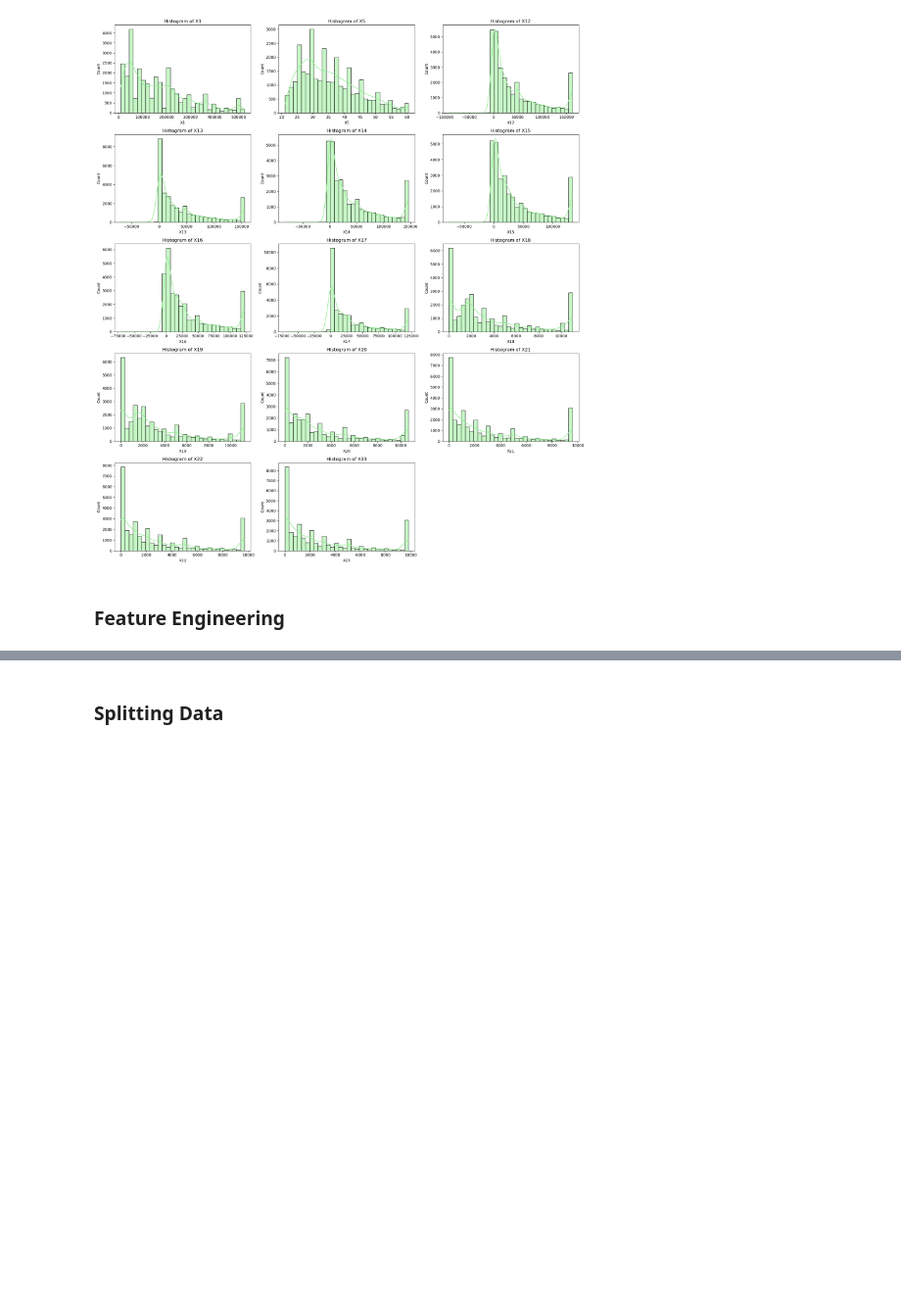
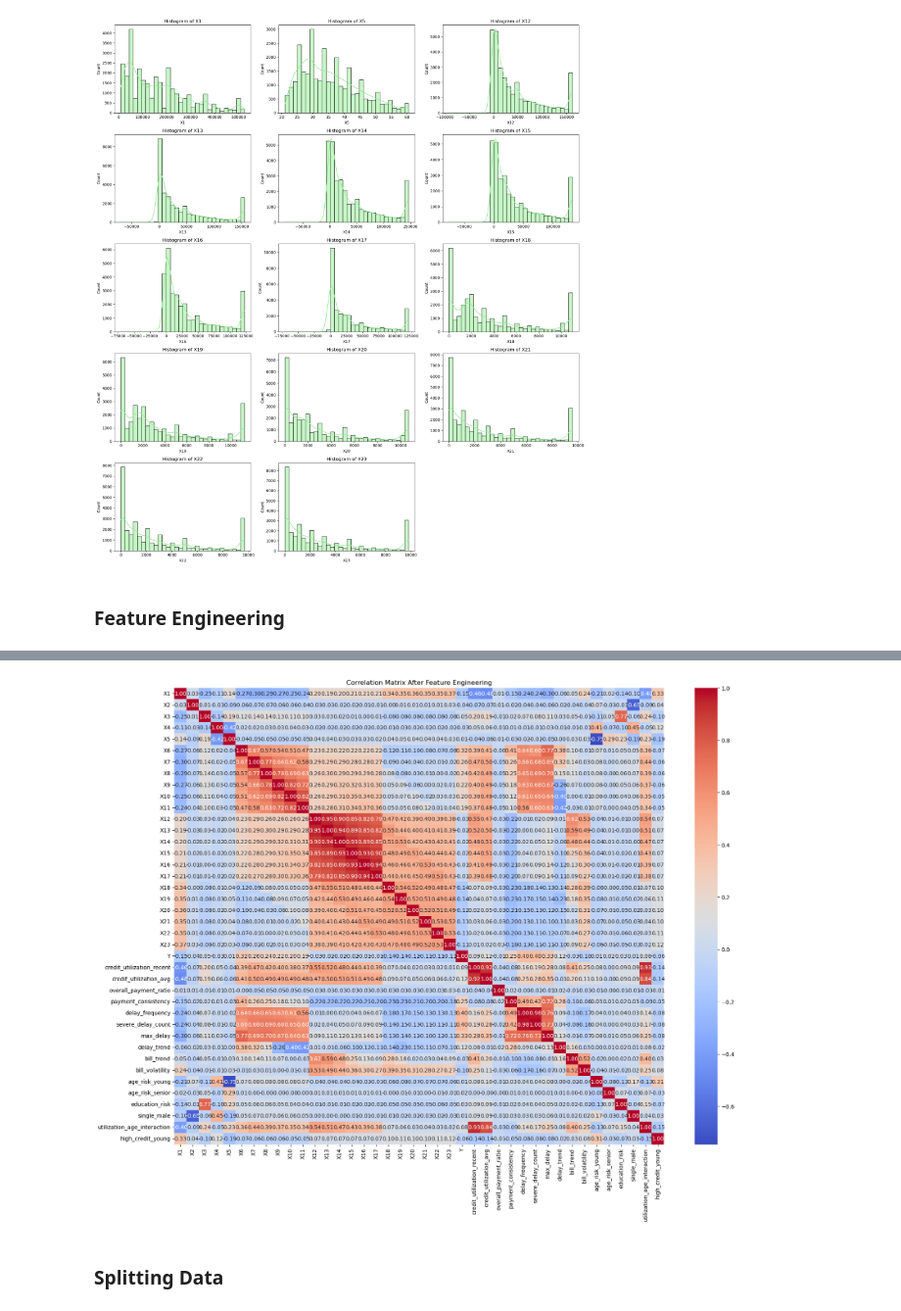
Before and after one commit to qlbusalim/Binary-Classification-Using-NN, a Jupyter notebook: Backpropagation.ipynb, the cells around one changed output, grey strips where cells are left out. Shown at 98% size. Drawn from its saved outputs; the diff is of its cells as text; code cells hidden in the pictures; blank space fills up the shorter version.

```diff
--- a/Backpropagation.ipynb
+++ b/Backpropagation.ipynb
@@ -367,3 +453,12 @@ plt.show()
+# %%
+# correlation matrix after feature engineering
+plt.figure(figsize=(20,15))
+correlation_matrix = data.corr()
+sns.heatmap(correlation_matrix, annot=True, fmt=".2f", cmap='coolwarm')
+plt.title('Correlation Matrix After Feature Engineering')
+plt.show()
+# %% [output]
+[figure, added]
 # %% [markdown]
 ### **Splitting Data**
 # %%
```
Also changed, not shown: parts of 7 cells of this notebook.
